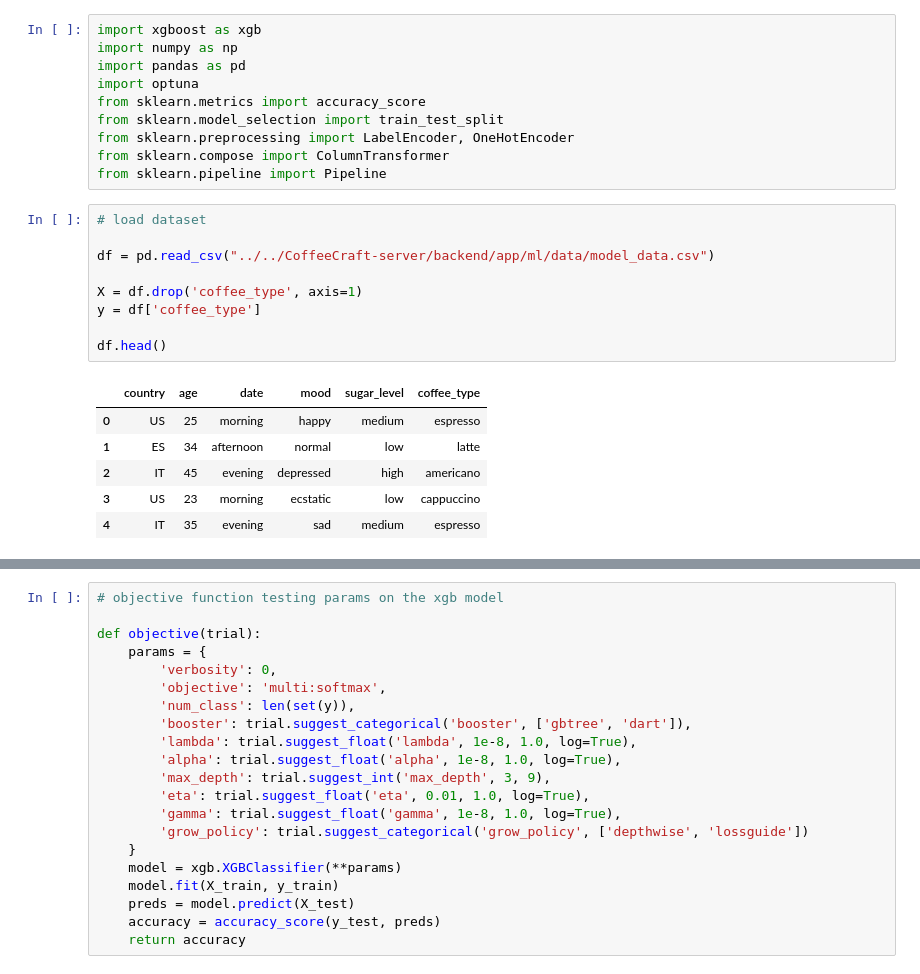
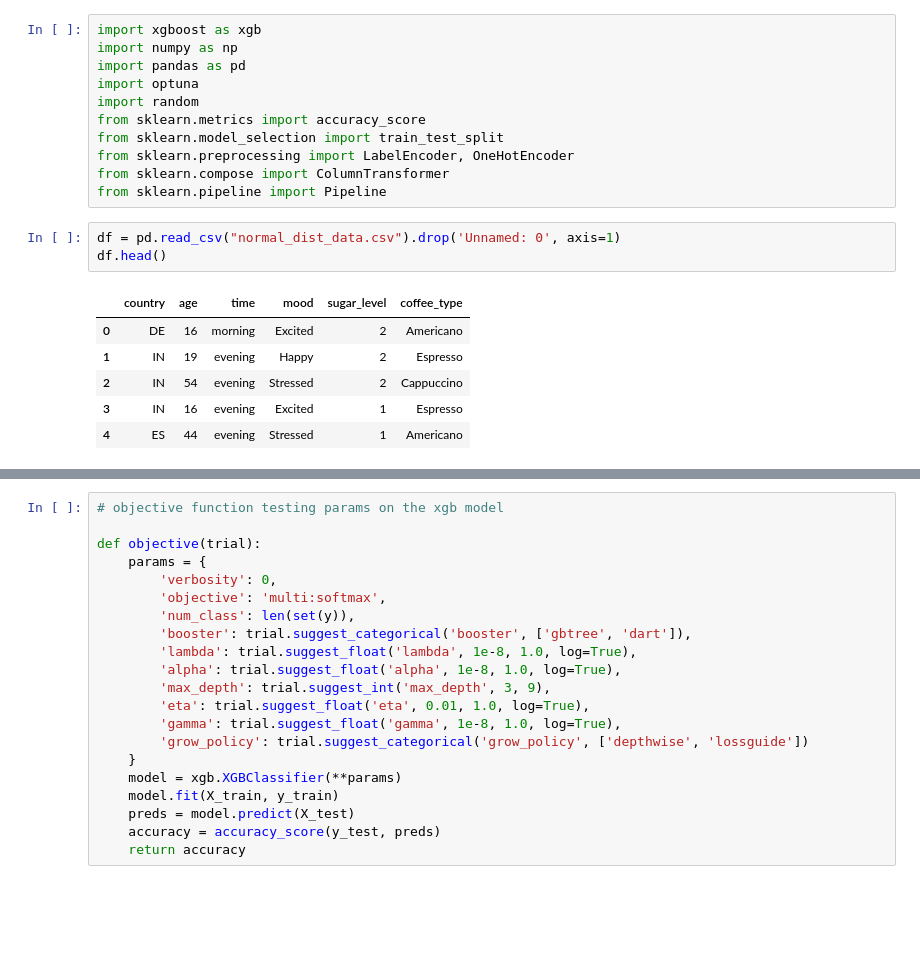
Before and after one commit to francomano/CoffeeCraft, a Jupyter notebook: server/xgboost_folder/xgboost.ipynb, the cells around one changed output, grey strips where cells are left out. Drawn from its saved outputs; the diff is of its cells as text; blank space fills up the shorter version.

```diff
--- a/server/xgboost_folder/xgboost.ipynb
+++ b/server/xgboost_folder/xgboost.ipynb
@@ -3,26 +3,21 @@ import xgboost as xgb
 import numpy as np
 import pandas as pd
 import optuna
+import random
 from sklearn.metrics import accuracy_score
 from sklearn.model_selection import train_test_split
 from sklearn.preprocessing import LabelEncoder, OneHotEncoder
 from sklearn.compose import ColumnTransformer
 from sklearn.pipeline import Pipeline
-# %%
-# load dataset
-
-df = pd.read_csv("../../CoffeeCraft-server/backend/app/ml/data/model_data.csv")
-
-X = df.drop('coffee_type', axis=1)
-y = df['coffee_type']
-
-df.head()
-# %% [output]
-|  | country | age | date | mood | sugar_level | coffee_type |
-| 0 | US | 25 | morning | happy | medium | espresso |
-| 1 | ES | 34 | afternoon | normal | low | latte |
-| 2 | IT | 45 | evening | depressed | high | americano |
-| 3 | US | 23 | morning | ecstatic | low | cappuccino |
-| 4 | IT | 35 | evening | sad | medium | espresso |
+# %%
+df = pd.read_csv("normal_dist_data.csv").drop('Unnamed: 0', axis=1)
+df.head()
+# %% [output]
+|  | country | age | time | mood | sugar_level | coffee_type |
+| 0 | DE | 16 | morning | Excited | 2 | Americano |
+| 1 | IN | 19 | evening | Happy | 2 | Espresso |
+| 2 | IN | 54 | evening | Stressed | 2 | Cappuccino |
+| 3 | IN | 16 | evening | Excited | 1 | Espresso |
+| 4 | ES | 44 | evening | Stressed | 1 | Americano |
 # %%
 # encode categorical features
```
Also changed, not shown: parts of 12 cells of this notebook, 8 other files.
